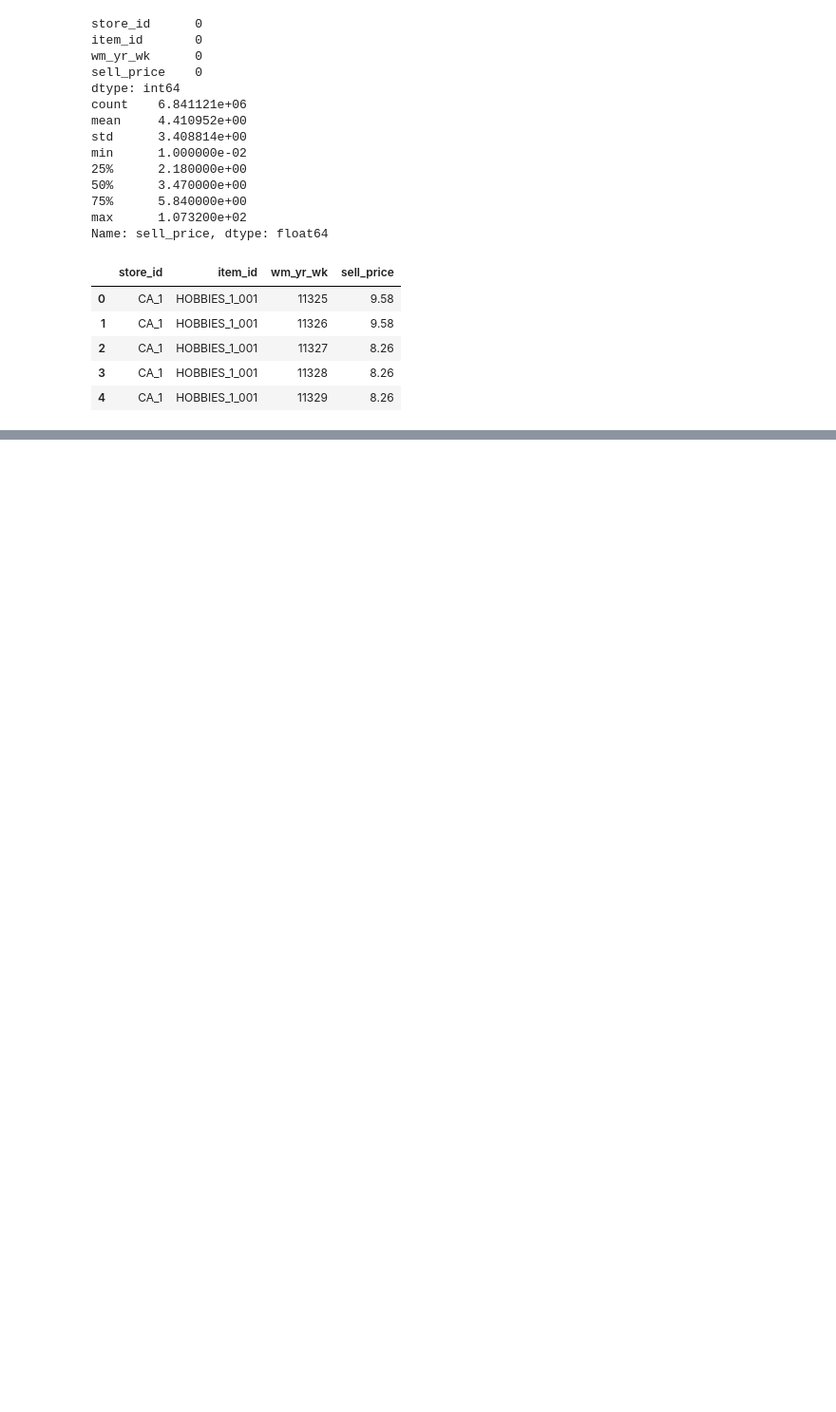
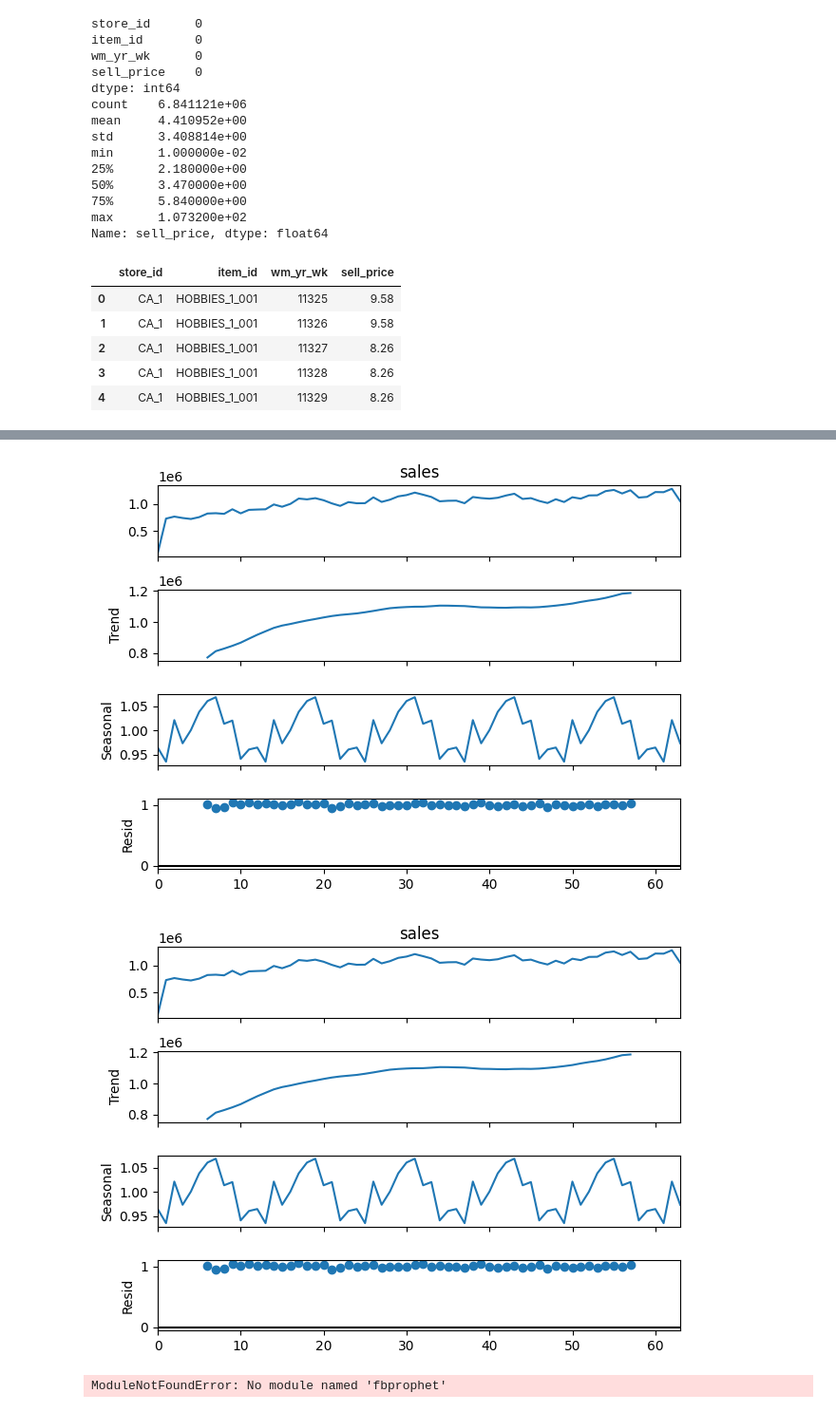
Before and after one commit to CamalichM/M5_Insight, a Jupyter notebook: insights.ipynb, the cells around one changed output, grey strips where cells are left out. Shown at 95% size. Saved outputs shown, nothing was run; the diff lists cells and outputs as text; code cells hidden in the pictures; blank space fills up the shorter version.

```diff
--- a/insights.ipynb
+++ b/insights.ipynb
@@ -102,0 +156,21 @@ Name: sell_price, dtype: float64
+# %%
+# Usar la librería statsmodels para descomponer la serie temporal
+from statsmodels.tsa.seasonal import seasonal_decompose
+
+# Descomponer las ventas totales a nivel mensual
+result = seasonal_decompose(ventas_por_mes['sales'], model='multiplicative', period=12)
+result.plot()
+# %% [output]
+[figure, added]
+[figure, added]
+# %%
+# Usar Prophet para el pronóstico
+from fbprophet import Prophet
+df_prophet = ventas_por_mes.rename(columns={'year_month': 'ds', 'sales': 'y'})
+model = Prophet(yearly_seasonality=True, weekly_seasonality=False)
+model.fit(df_prophet)
+future = model.make_future_dataframe(periods=12, freq='M')
+forecast = model.predict(future)
+model.plot(forecast)
+# %% [output]
+ModuleNotFoundError: No module named 'fbprophet'
```
Also changed, not shown: parts of 5 cells of this notebook.
